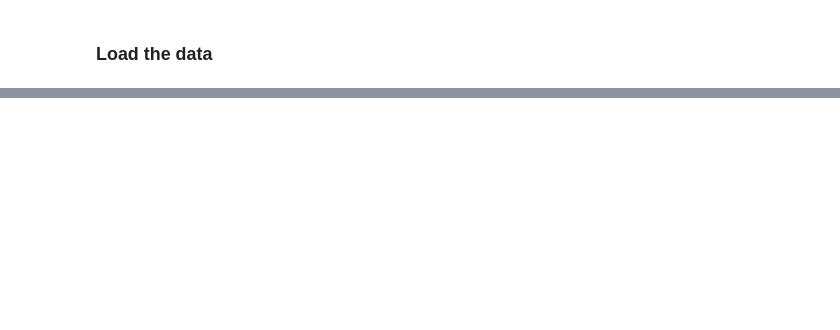
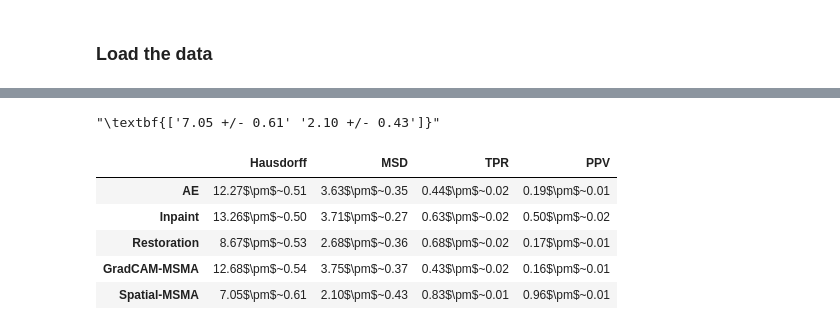
Before and after one commit to ahsanMah/braintypicality, a Jupyter notebook: notebooks/segmentation_eval.ipynb, the cells around one changed output, grey strips where cells are left out. Drawn from its saved outputs; the diff is of its cells as text; code cells hidden in the pictures; blank space fills up the shorter version.

```diff
--- a/notebooks/segmentation_eval.ipynb
+++ b/notebooks/segmentation_eval.ipynb
@@ -610,0 +133,11 @@ dtype: float64
+# %%
+d = pd.DataFrame(columns=["TPR", "PPV"])
+
+for name, m in zip(("AE", "GradCAM", "Inpaint", "Restoration", "Spatial-MSMA"),
+                   (ae_metrics, gradcam_metrics, inpaint_metrics, restoration_metrics, flow_metrics)):
+    stats = m[higher_metric_cols].describe()
+    se = (stats.loc["std"] / np.sqrt(m.shape[0])).apply('{:.2f}'.format)
+    mu = stats.loc["mean"].apply('{:.2f}'.format)
+    text = (mu + " +/- " + se.astype(str)).values
+    d.loc[name] = text
+d
@@ -610,0 +151,11 @@ dtype: float64
+# %%
+d = pd.DataFrame(columns=["Hausdorff", "MSD"])
+
+for name, m in zip(("AE", "GradCAM", "Inpaint", "Restoration", "Spatial-MSMA"),
+                   (ae_metrics, gradcam_metrics, inpaint_metrics, restoration_metrics, flow_metrics)):
+    stats = m[lower_metric_cols].describe()
+    se = (stats.loc["std"] / np.sqrt(m.shape[0])).apply('{:.2f}'.format)
+    mu = stats.loc["mean"].apply('{:.2f}'.format)
+    text = (mu + " +/- " + se.astype(str)).values
+    d.loc[name] = text
+d
@@ -610,0 +169,22 @@ dtype: float64
+# %%
+f"\textbf{{{text}}}"
+# %% [output]
+"\textbf{['7.05 +/- 0.61' '2.10 +/- 0.43']}"
+# %%
+d = pd.DataFrame(columns=["Hausdorff", "MSD", "TPR", "PPV"])
+
+for name, m in zip(("AE", "Inpaint", "Restoration", "GradCAM-MSMA", "Spatial-MSMA"),
+                   (ae_metrics, gradcam_metrics, inpaint_metrics, restoration_metrics, flow_metrics)):
+    stats = m[lower_metric_cols+higher_metric_cols].describe()
+    se = (stats.loc["std"] / np.sqrt(m.shape[0])).apply('{:.2f}'.format)
+    mu = stats.loc["mean"].apply('{:.2f}'.format)
+    text = (mu + "$\pm$~" + se.astype(str)).values
+    d.loc[name] = text
+d
+# %% [output]
+|  | Hausdorff | MSD | TPR | PPV |
+| AE | 12.27$\pm$~0.51 | 3.63$\pm$~0.35 | 0.44$\pm$~0.02 | 0.19$\pm$~0.01 |
+| Inpaint | 13.26$\pm$~0.50 | 3.71$\pm$~0.27 | 0.63$\pm$~0.02 | 0.50$\pm$~0.02 |
+| Restoration | 8.67$\pm$~0.53 | 2.68$\pm$~0.36 | 0.68$\pm$~0.02 | 0.17$\pm$~0.01 |
+| GradCAM-MSMA | 12.68$\pm$~0.54 | 3.75$\pm$~0.37 | 0.43$\pm$~0.02 | 0.16$\pm$~0.01 |
+| Spatial-MSMA | 7.05$\pm$~0.61 | 2.10$\pm$~0.43 | 0.83$\pm$~0.01 | 0.96$\pm$~0.01 |
```
Also changed, not shown: parts of 73 cells of this notebook, 7 other files.
